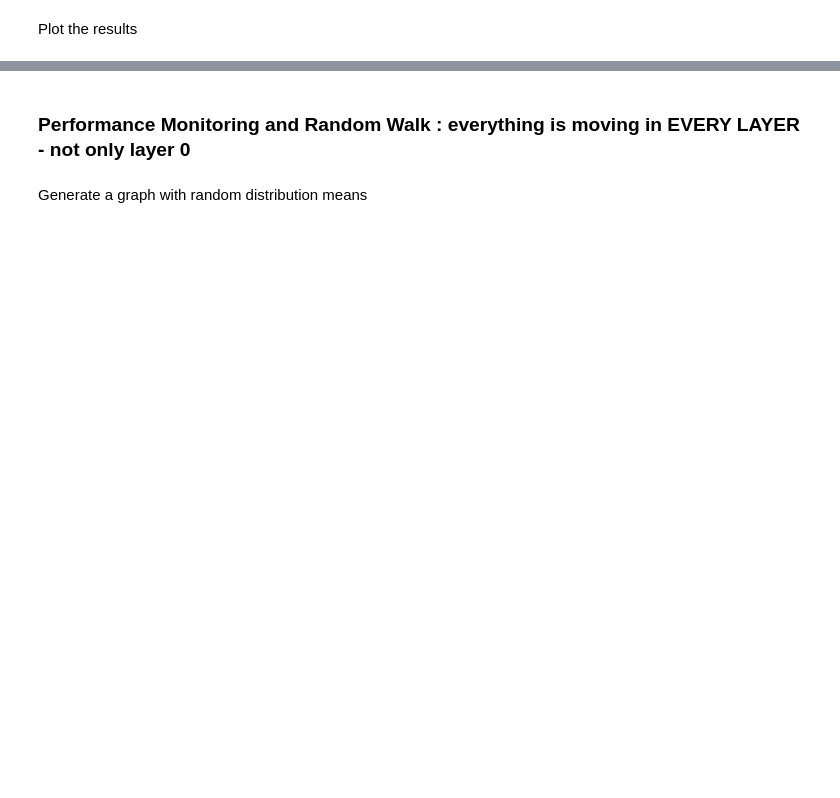
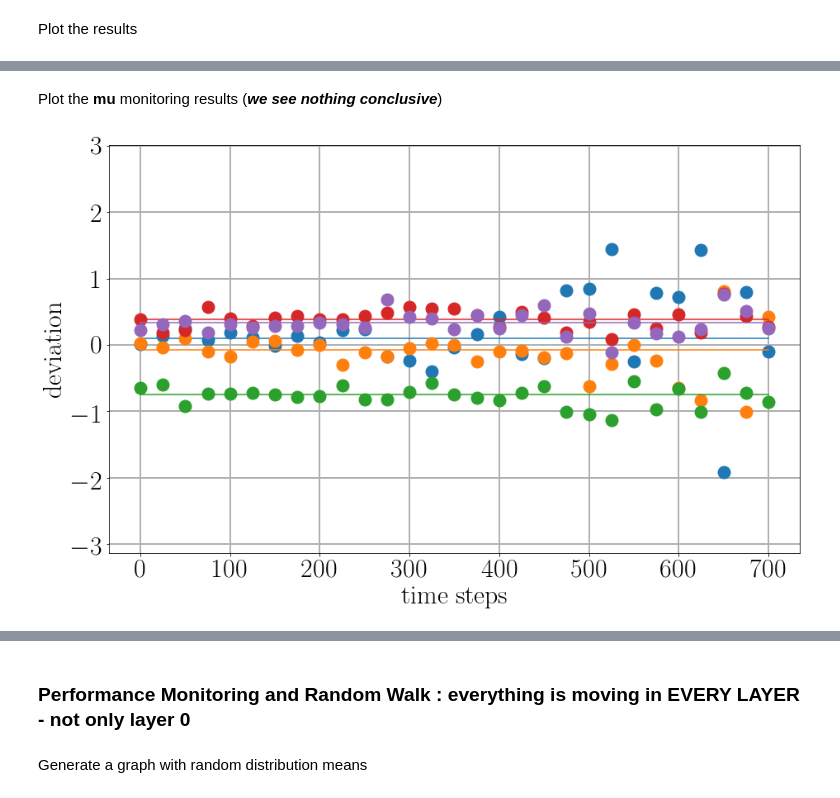
Before and after one commit to cbarokk/nfv-sa, a Jupyter notebook: NFV-SA.ipynb, the cells around one changed output, grey strips where cells are left out. Saved outputs shown, nothing was run; the diff lists cells and outputs as text; code cells hidden in the pictures; blank space fills up the shorter version.

```diff
--- a/NFV-SA.ipynb
+++ b/NFV-SA.ipynb
@@ -183,0 +246,20 @@ plt.grid(linewidth=2)
+# %%
+
+P=5000
+mu_approx, mu_truth = [], []
+var_approx, var_truth = [], []
+
+for o in range(701):
+    for layer in range(L):
+        for node in range(N):
+            if o > 100:
+                graph["sig_S"][0][0] += np.random.rand()*0.01
+            if o > 350:
+                graph["sig_S"][0][1] += np.random.rand()*0.01
+    mu_a, var_a, mu_t, var_t = simulate_layer(graph, layer=0, P=P, distr=distr)
+    mu_approx.append(mu_a)
+    var_approx.append(var_a)
+    mu_truth.append(mu_t)
+    var_truth.append(var_t)
+
+graph["mu_S"], graph["sig_S"]
@@ -183,0 +282,21 @@ plt.grid(linewidth=2)
+# %% [markdown]
+Plot the **mu** monitoring results (***we see nothing conclusive***)
+# %%
+plt.rc('text', usetex=True)
+plt.rc('font', family='serif', size=32)
+fig = plt.figure(figsize=(15, 20))
+ax = fig.add_subplot(2,1,1)
+ax.set_ylabel(r"deviation",fontsize=32)
+ax.set_xlabel(r"time steps",fontsize=32)
+
+colors = ['C0', 'C1', 'C2', 'C3', 'C4', 'C5', 'C6', 'C7', 'C8', 'C9']
+
+for n in range(N):
+    x = [y[n] for y in mu_truth ]
+    y = [z[n] for z in mu_approx ]
+    plt.plot(x, label="$\widehat{\delta'}$", color=colors[n])
+    plt.plot(y, label="$\delta'$", marker='o', markevery=25, markersize=15, linewidth=0)
+
+plt.grid(linewidth=2)
+# %% [output]
+[figure, added]
```
Also changed, not shown: parts of 20 cells of this notebook.
